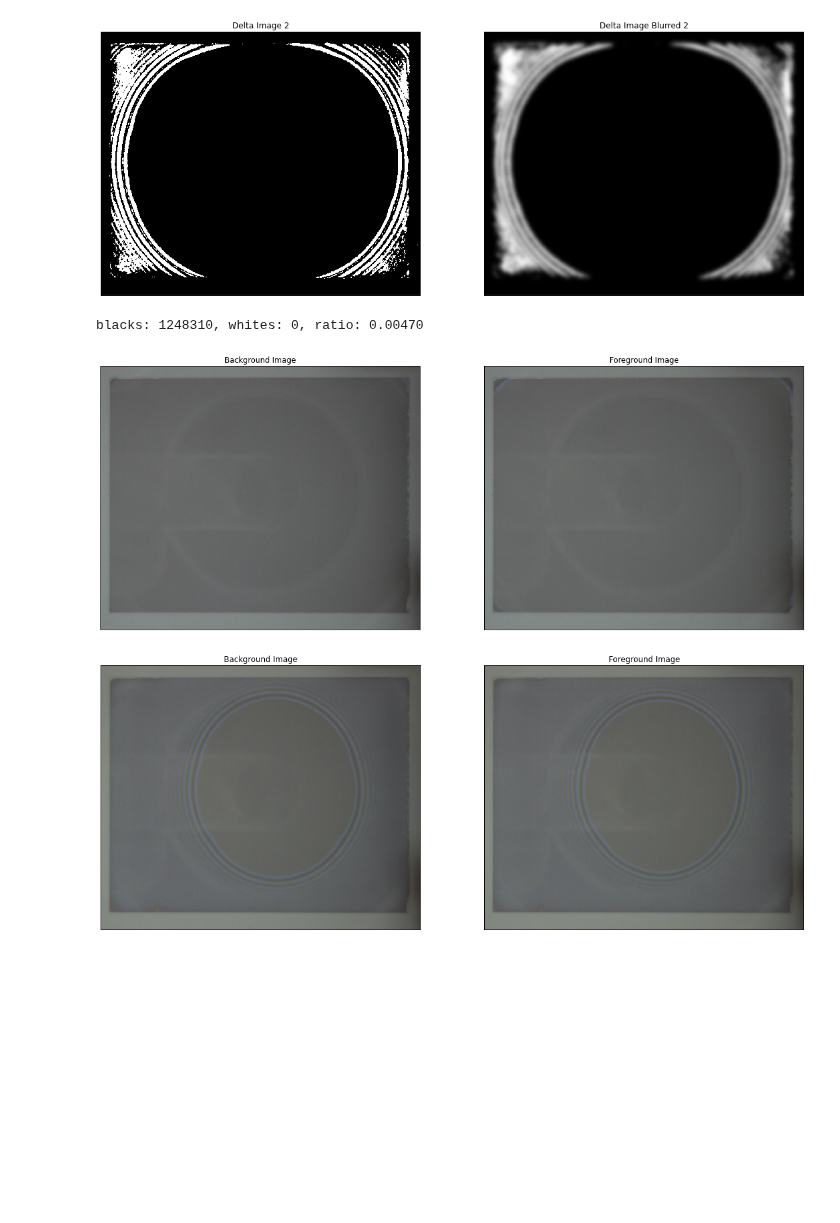
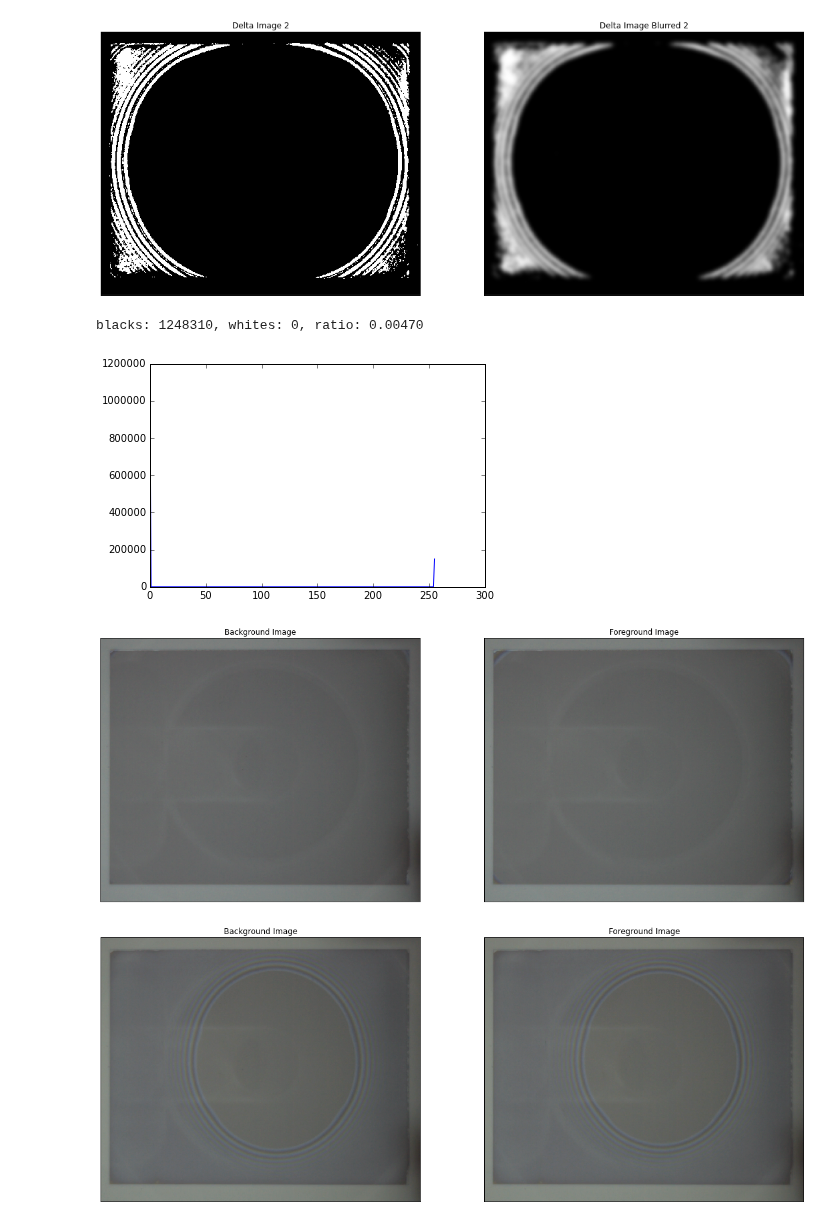
Before and after one commit to Aniruddh1/ipython-opencv-notebooks, a Jupyter notebook: notebooks/ContactFront_MR_DiffStrategy.ipynb, the cells around one changed output. Cells and saved outputs as stored; diff of their text form; code cells hidden in the pictures; blank space fills up the shorter version.

Commit message:
in DiffStrategy notebook, playing a bit more with using histograms to find good threshold value

```diff
--- a/notebooks/ContactFront_MR_DiffStrategy.ipynb
+++ b/notebooks/ContactFront_MR_DiffStrategy.ipynb
@@ -120,26 +120,30 @@ Count non-zero after :  380879
 # %%
 plot_lst = []
 fg_num = 1
 bg_img = img_lst.images[fg_num-1].copy()
 fg_img = img_lst.images[fg_num].copy()
 
 plot_lst.append( (bg_img, 'Background Image'))
 plot_lst.append( (fg_img, 'Foreground Image'))
 
-# hist = np.bincount(delta_img.ravel(),minlength=256)
-# plt.plot(hist)
+hist = np.bincount(delta_img.ravel(),minlength=256)
 
-# blacks = hist[0]
-# whites = hist[-1]
-# ratio = float(whites)/float(blacks)
+plt.plot( hist)
+
+#rects1 = ax.bar(ind, menMeans, width, color='r', yerr=menStd)
+
+blacks = hist[0]
+whites = hist[-1]
+ratio = float(whites)/float(blacks)
 
 blacks, whites, ratio = calulateDeltaRatio(bg_img, fg_img)
 print ("blacks: %d, whites: %d, ratio: %.5f" % (blacks, whites, ratio))
 
 util.plot_imgs(plot_lst, color=False, max_cols = 2)
 # %% [output]
 blacks: 1248310, whites: 0, ratio: 0.00470
-[figure, old version]
+[figure, new version]
+[figure, added]
 # %%
 plot_lst = []
 fg_num = 8
```
